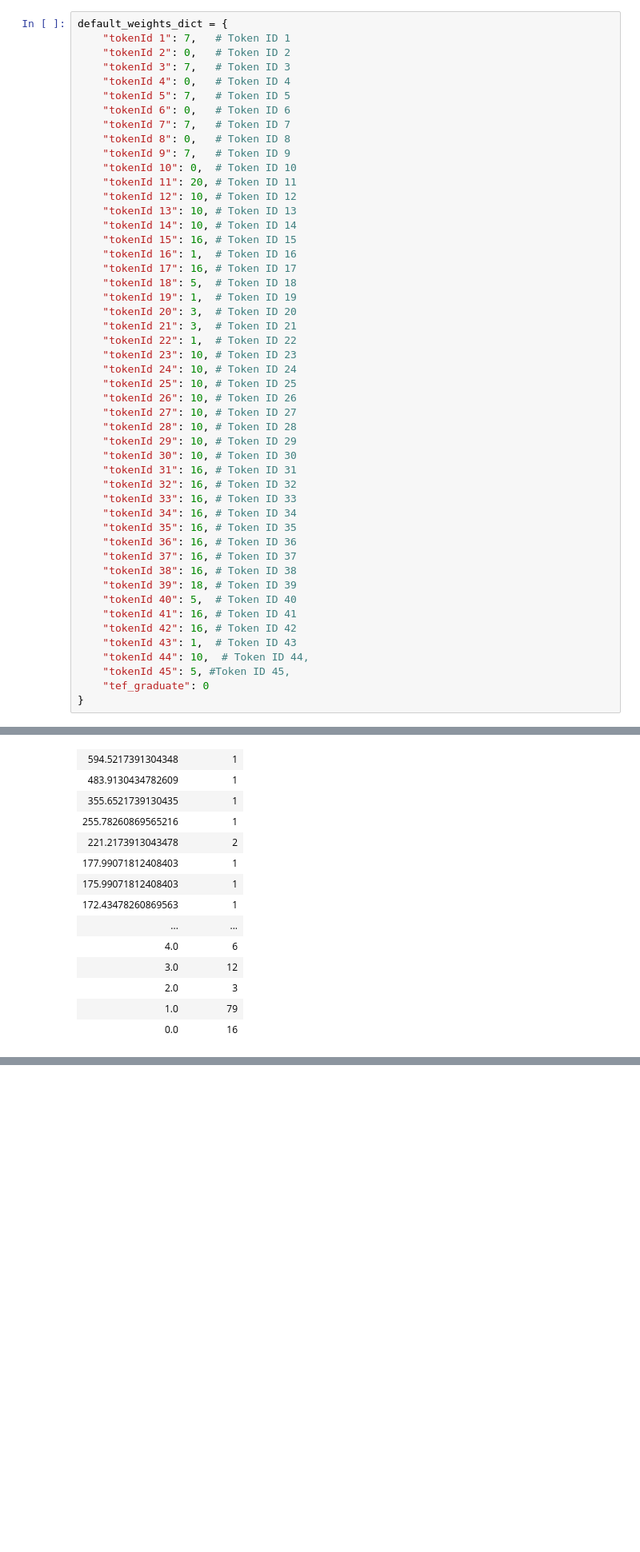
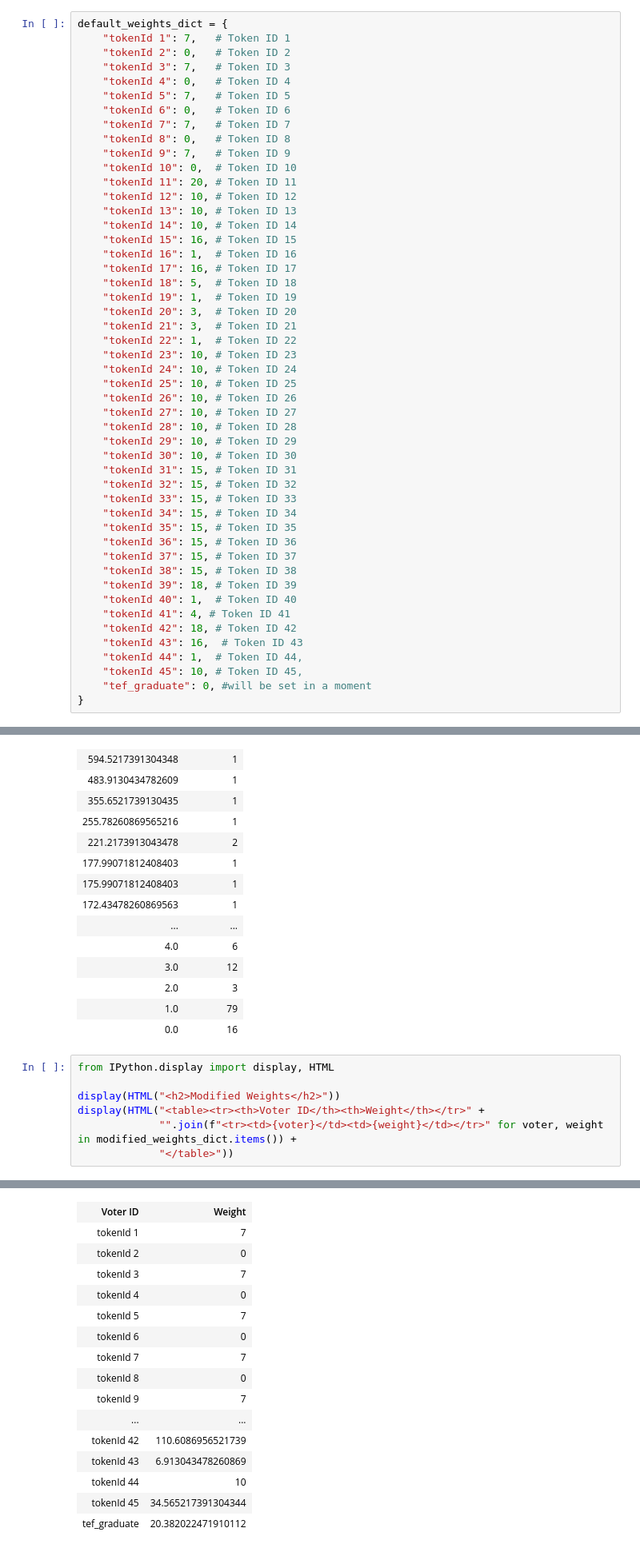
Before and after one commit to andrew-octopus/basic-voting-calc, a Jupyter notebook: experiments/experiment_2b-reweighting-june-19-data.ipynb, the cells around one changed output, grey strips where cells are left out. Shown at 80% size. Saved outputs shown, nothing was run; the diff lists cells and outputs as text; blank space fills up the shorter version.

```diff
--- a/experiments/experiment_2b-reweighting-june-19-data.ipynb
+++ b/experiments/experiment_2b-reweighting-june-19-data.ipynb
@@ -201,22 +201,22 @@ default_weights_dict = {
     "tokenId 28": 10, # Token ID 28
     "tokenId 29": 10, # Token ID 29
     "tokenId 30": 10, # Token ID 30
-    "tokenId 31": 16, # Token ID 31
-    "tokenId 32": 16, # Token ID 32
-    "tokenId 33": 16, # Token ID 33
-    "tokenId 34": 16, # Token ID 34
-    "tokenId 35": 16, # Token ID 35
-    "tokenId 36": 16, # Token ID 36
-    "tokenId 37": 16, # Token ID 37
-    "tokenId 38": 16, # Token ID 38
+    "tokenId 31": 15, # Token ID 31
+    "tokenId 32": 15, # Token ID 32
+    "tokenId 33": 15, # Token ID 33
+    "tokenId 34": 15, # Token ID 34
+    "tokenId 35": 15, # Token ID 35
+    "tokenId 36": 15, # Token ID 36
+    "tokenId 37": 15, # Token ID 37
+    "tokenId 38": 15, # Token ID 38
     "tokenId 39": 18, # Token ID 39
-    "tokenId 40": 5,  # Token ID 40
-    "tokenId 41": 16, # Token ID 41
-    "tokenId 42": 16, # Token ID 42
-    "tokenId 43": 1,  # Token ID 43
-    "tokenId 44": 10,  # Token ID 44,
-    "tokenId 45": 5, #Token ID 45,
-    "tef_graduate": 0
+    "tokenId 40": 1,  # Token ID 40
+    "tokenId 41": 4, # Token ID 41
+    "tokenId 42": 18, # Token ID 42
+    "tokenId 43": 16,  # Token ID 43
+    "tokenId 44": 1,  # Token ID 44,
+    "tokenId 45": 10, # Token ID 45,
+    "tef_graduate": 0, #will be set in a moment
 }
 # %%
 user_data = add_tef_graduate_column(user_data)
@@ -378,3 +378,11 @@ Voter Weight Frequencies
 | 2.0 | 3 |
 | 1.0 | 79 |
 | 0.0 | 16 |
+# %%
+from IPython.display import display, HTML
+
+display(HTML("<h2>Modified Weights</h2>"))
+display(HTML("<table><tr><th>Voter ID</th><th>Weight</th></tr>" +
+             "".join(f"<tr><td>{voter}</td><td>{weight}</td></tr>" for voter, weight in modified_weights_dict.items()) +
+             "</table>"))
+# %% [output]
@@ -381,3 +390,19 @@ Voter Weight Frequencies
+| Voter ID | Weight |
+| tokenId 1 | 7 |
+| tokenId 2 | 0 |
+| tokenId 3 | 7 |
+| tokenId 4 | 0 |
+| tokenId 5 | 7 |
+| tokenId 6 | 0 |
+| tokenId 7 | 7 |
+| tokenId 8 | 0 |
+| tokenId 9 | 7 |
+| ... | ... |
+| tokenId 42 | 110.6086956521739 |
+| tokenId 43 | 6.913043478260869 |
+| tokenId 44 | 10 |
+| tokenId 45 | 34.565217391304344 |
+| tef_graduate | 20.382022471910112 |
 # %% [markdown]
 ## Next: Scenario Analyses
 # %% [markdown]
```
Also changed, not shown: parts of 1 cell of this notebook, 1 other file.
